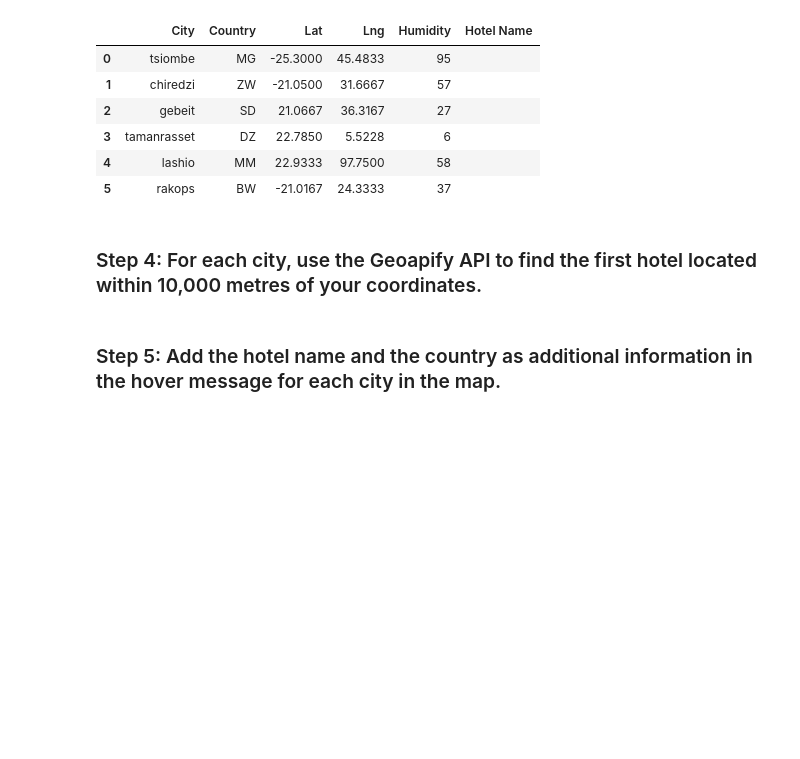
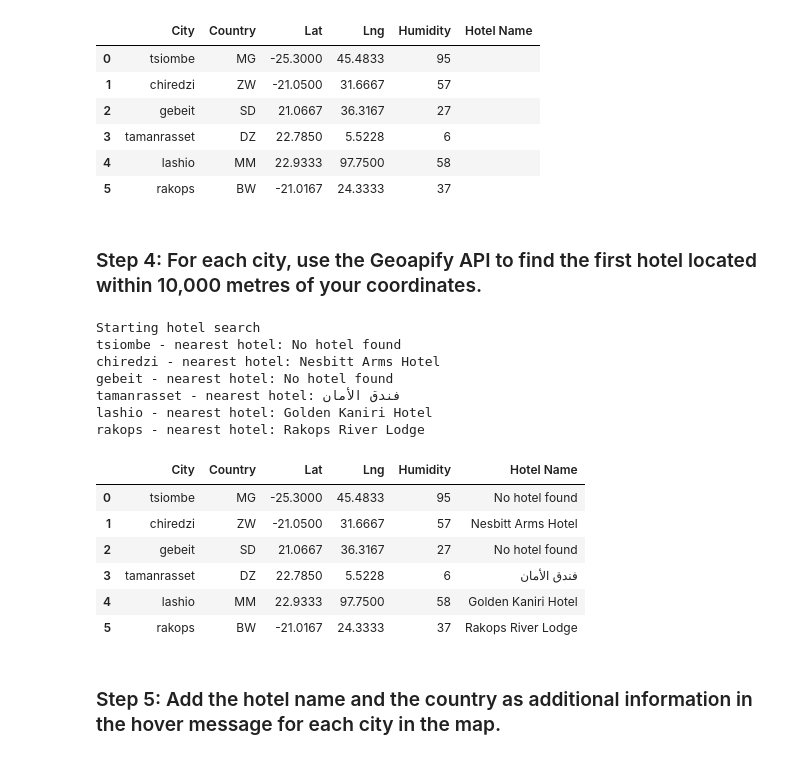
Before and after one commit to ChairLeg39/python-api-challenge, a Jupyter notebook: VacationPy/VacationPy-lee.ipynb, the cells around one changed output. Cells and saved outputs as stored; diff of their text form; code cells hidden in the pictures; blank space fills up the shorter version.

```diff
--- a/VacationPy/VacationPy-lee.ipynb
+++ b/VacationPy/VacationPy-lee.ipynb
@@ -101,44 +101,61 @@ hotel_df
 ### Step 4: For each city, use the Geoapify API to find the first hotel located within 10,000 metres of your coordinates.
 # %%
 # Set parameters to search for a hotel
-radius = # YOUR CODE HERE
+radius = 10000
 params = {
-    # YOUR CODE HERE
+    'categories': 'accommodation.hotel',
+    # 'filter': f'circle:{lng},{lat},{radius}',
+    'limit': 10,
+    'apiKey': f'{geoapify_key}'
 }
 
 # Print a message to follow up the hotel search
 print("Starting hotel search")
 
 # Iterate through the hotel_df DataFrame
 for index, row in hotel_df.iterrows():
     # get latitude, longitude from the DataFrame
-    # YOUR CODE HERE
+    lat, lng = row['Lat'], row['Lng']
 
     # Add filter and bias parameters with the current city's latitude and longitude to the params dictionary
-    params["filter"] = # YOUR CODE HERE
-    params["bias"] = # YOUR CODE HERE
+    params['filter'] = f'circle:{lng},{lat},{radius}'
+    params['bias'] = f'proximity:{lng},{lat}'
 
     # Set base URL
     base_url = "https://api.geoapify.com/v2/places"
 
-
     # Make and API request using the params dictionaty
-    name_address = # YOUR CODE HERE
+    name_address = requests.get(base_url, params=params)
 
     # Convert the API response to JSON format
-    name_address = # YOUR CODE HERE
+    name_address = name_address.json()
 
     # Grab the first hotel from the results and store the name in the hotel_df DataFrame
     try:
         hotel_df.loc[index, "Hotel Name"] = name_address["features"][0]["properties"]["name"]
     except (KeyError, IndexError):
         # If no hotel is found, set the hotel name as "No hotel found".
         hotel_df.loc[index, "Hotel Name"] = "No hotel found"
 
     # Log the search results
     print(f"{hotel_df.loc[index, 'City']} - nearest hotel: {hotel_df.loc[index, 'Hotel Name']}")
 
 # Display sample data
 hotel_df
+# %% [output]
+Starting hotel search
+tsiombe - nearest hotel: No hotel found
+chiredzi - nearest hotel: Nesbitt Arms Hotel
+gebeit - nearest hotel: No hotel found
+tamanrasset - nearest hotel: فندق الأمان
+lashio - nearest hotel: Golden Kaniri Hotel
+rakops - nearest hotel: Rakops River Lodge
+|  | City | Country | Lat | Lng | Humidity | Hotel Name |
+| 0 | tsiombe | MG | -25.3000 | 45.4833 | 95 | No hotel found |
+| 1 | chiredzi | ZW | -21.0500 | 31.6667 | 57 | Nesbitt Arms Hotel |
+| 2 | gebeit | SD | 21.0667 | 36.3167 | 27 | No hotel found |
+| 3 | tamanrasset | DZ | 22.7850 | 5.5228 | 6 | فندق الأمان |
+| 4 | lashio | MM | 22.9333 | 97.7500 | 58 | Golden Kaniri Hotel |
+| 5 | rakops | BW | -21.0167 | 24.3333 | 37 | Rakops River Lodge |
 # %% [markdown]
 ### Step 5: Add the hotel name and the country as additional information in the hover message for each city in the map.
```
Also changed, not shown: parts of 3 cells of this notebook.
